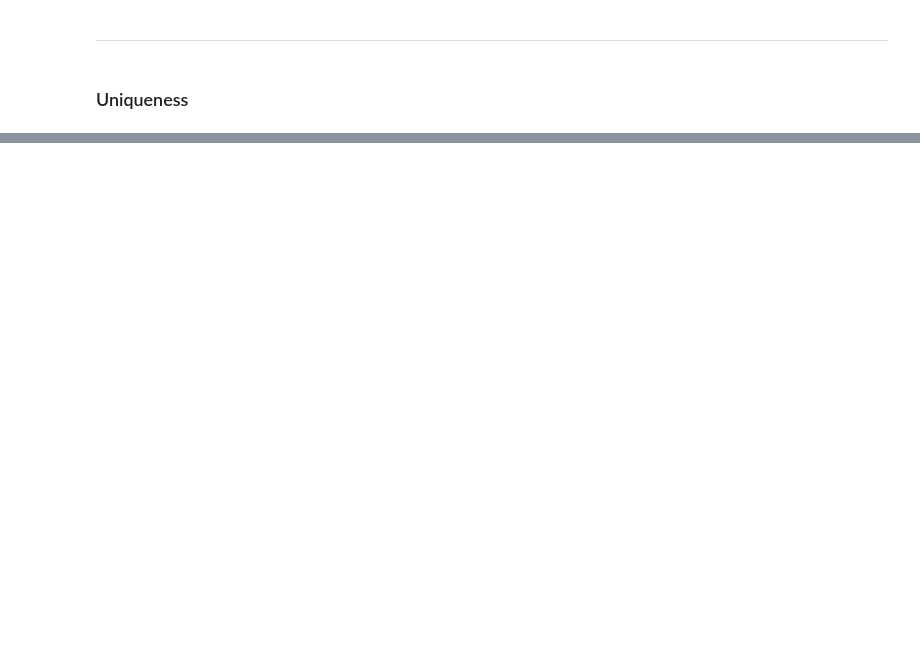
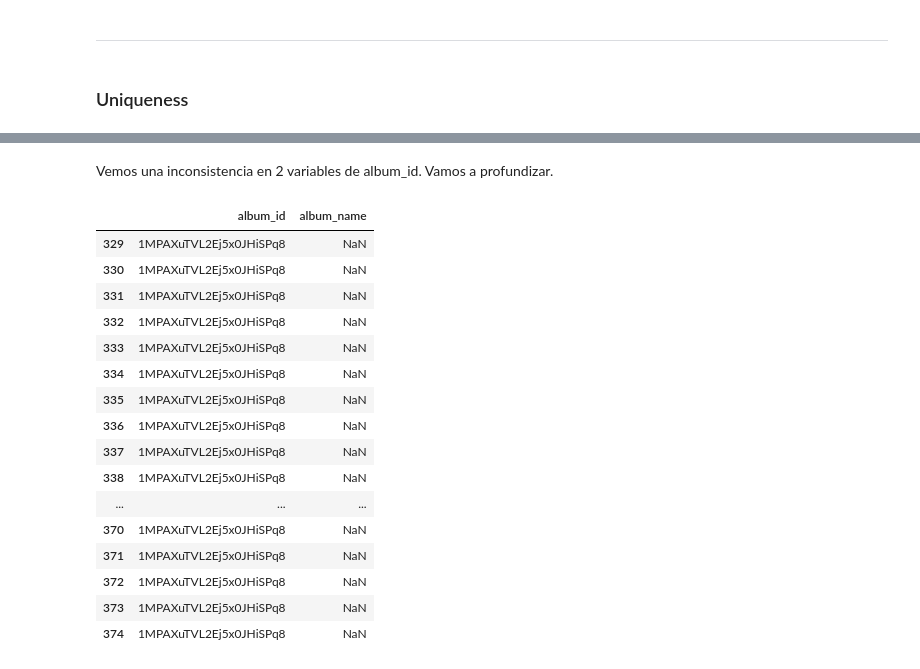
Before and after one commit to cristian-torres-ds/data_quality_engineer, a Jupyter notebook: data_quality_assessment.ipynb, the cells around one changed output, grey strips where cells are left out. Drawn from its saved outputs; the diff is of its cells as text; code cells hidden in the pictures; blank space fills up the shorter version.

```diff
--- a/data_quality_assessment.ipynb
+++ b/data_quality_assessment.ipynb
@@ -276,0 +397,22 @@ df.isna().sum()[df.isna().sum() > 0].plot(kind='bar')
+# %% [markdown]
+Vemos una inconsistencia en 2 variables de album_id. Vamos a profundizar.
+# %%
+df[df['album_id'] == '1MPAXuTVL2Ej5x0JHiSPq8'][['album_id', 'album_name']]
+# %% [output]
+|  | album_id | album_name |
+| 329 | 1MPAXuTVL2Ej5x0JHiSPq8 | NaN |
+| 330 | 1MPAXuTVL2Ej5x0JHiSPq8 | NaN |
+| 331 | 1MPAXuTVL2Ej5x0JHiSPq8 | NaN |
+| 332 | 1MPAXuTVL2Ej5x0JHiSPq8 | NaN |
+| 333 | 1MPAXuTVL2Ej5x0JHiSPq8 | NaN |
+| 334 | 1MPAXuTVL2Ej5x0JHiSPq8 | NaN |
+| 335 | 1MPAXuTVL2Ej5x0JHiSPq8 | NaN |
+| 336 | 1MPAXuTVL2Ej5x0JHiSPq8 | NaN |
+| 337 | 1MPAXuTVL2Ej5x0JHiSPq8 | NaN |
+| 338 | 1MPAXuTVL2Ej5x0JHiSPq8 | NaN |
+| ... | ... | ... |
+| 370 | 1MPAXuTVL2Ej5x0JHiSPq8 | NaN |
+| 371 | 1MPAXuTVL2Ej5x0JHiSPq8 | NaN |
+| 372 | 1MPAXuTVL2Ej5x0JHiSPq8 | NaN |
+| 373 | 1MPAXuTVL2Ej5x0JHiSPq8 | NaN |
+| 374 | 1MPAXuTVL2Ej5x0JHiSPq8 | NaN |
```
Also changed, not shown: parts of 18 cells of this notebook.
